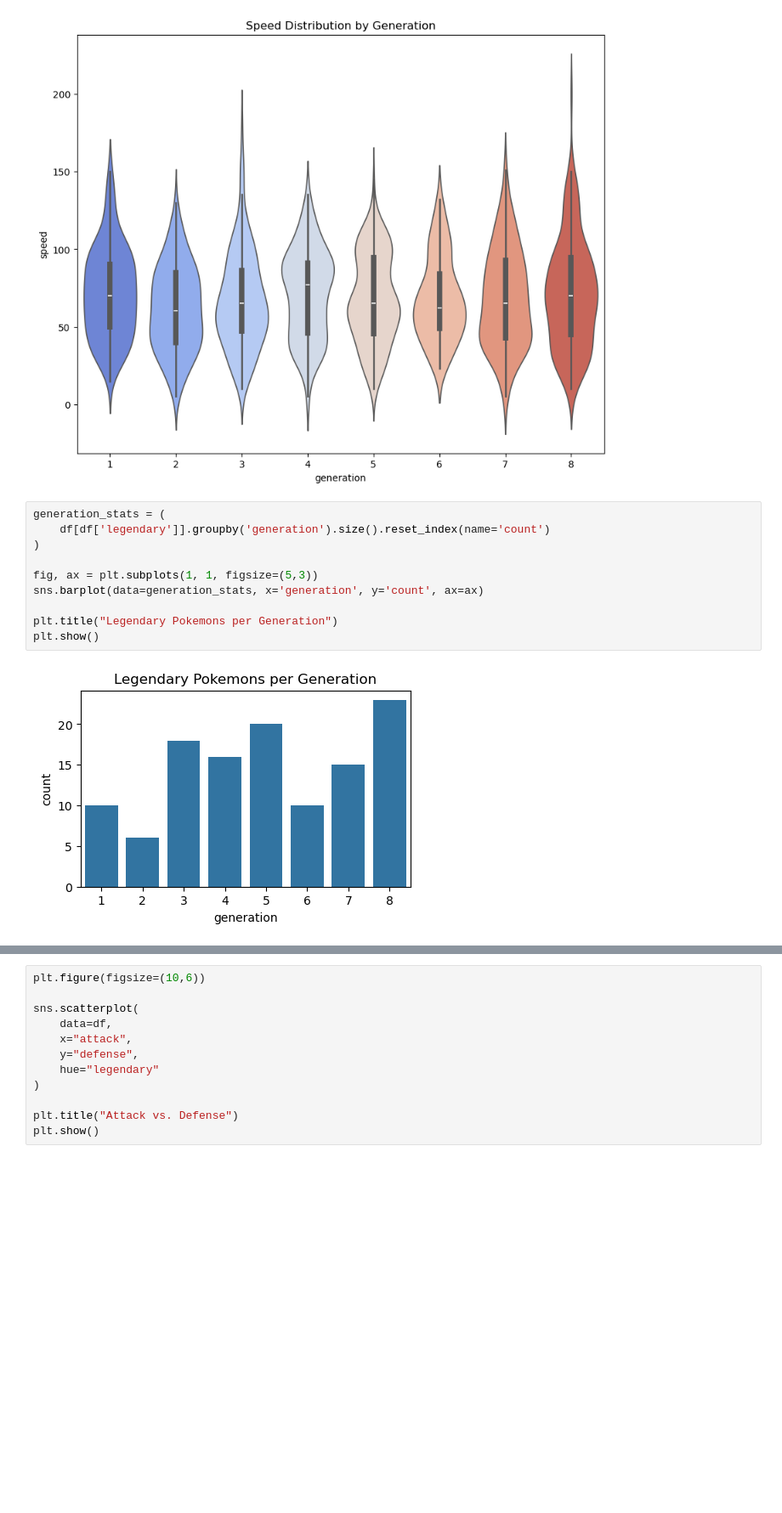
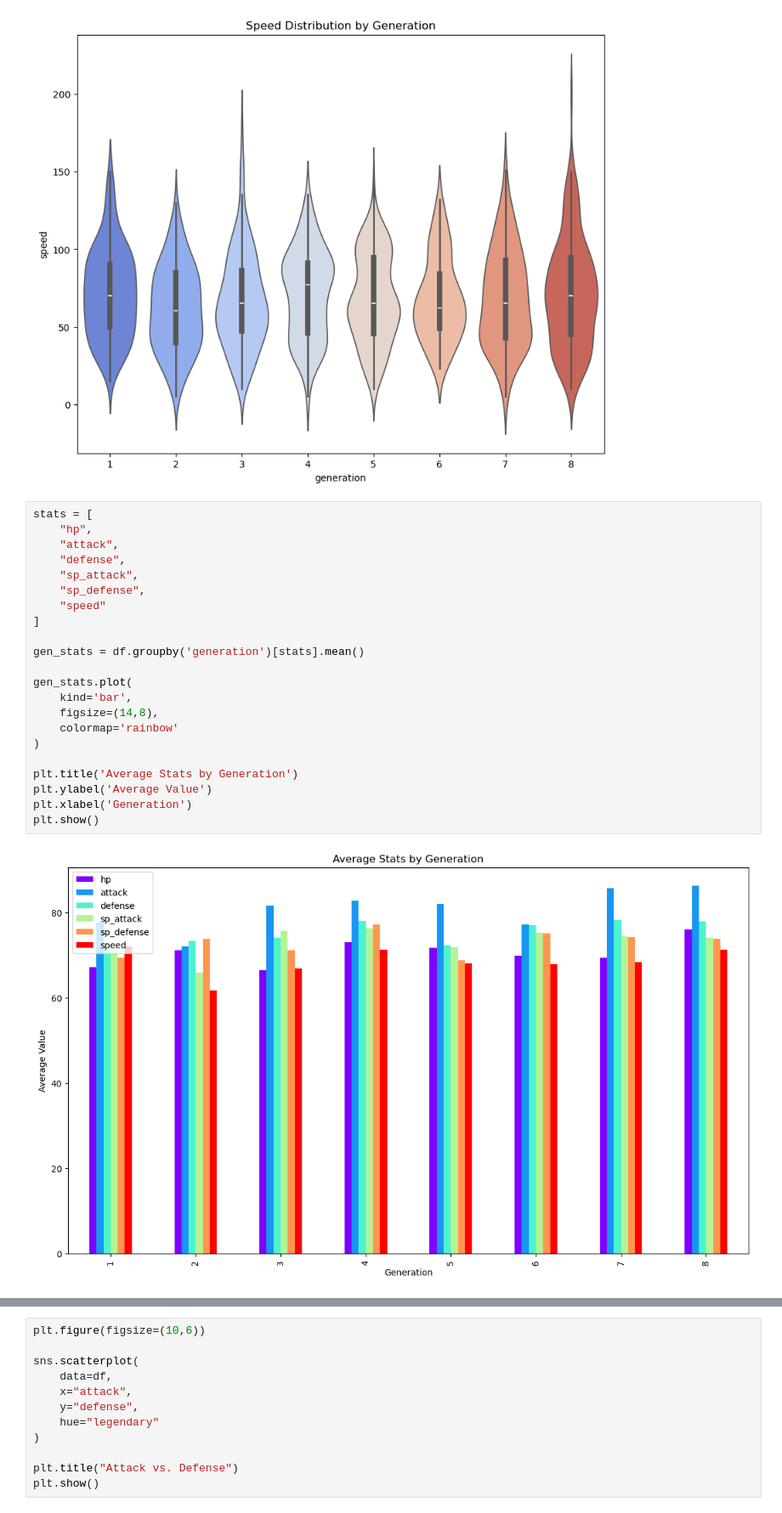
Before and after one commit to PolarBear9905/Pokemon-Legendary-Predictor, a Jupyter notebook: Pokemon.ipynb, the cells around one changed output, grey strips where cells are left out. Shown at 85% size. Saved outputs shown, nothing was run; the diff lists cells and outputs as text; blank space fills up the shorter version.

```diff
--- a/Pokemon.ipynb
+++ b/Pokemon.ipynb
@@ -259,16 +249,28 @@ plt.title('Speed Distribution by Generation')
 plt.show()
 # %% [output]
 [figure]
-# %%
-generation_stats = (
-    df[df['legendary']].groupby('generation').size().reset_index(name='count')
-)
-
-fig, ax = plt.subplots(1, 1, figsize=(5,3))
-sns.barplot(data=generation_stats, x='generation', y='count', ax=ax)
-
-plt.title("Legendary Pokemons per Generation")
-plt.show()
-# %% [output]
-[figure, old version]
+# %%
+stats = [
+    "hp",
+    "attack",
+    "defense",
+    "sp_attack",
+    "sp_defense",
+    "speed"
+]
+
+gen_stats = df.groupby('generation')[stats].mean()
+
+gen_stats.plot(
+    kind='bar',
+    figsize=(14,8),
+    colormap='rainbow'
+)
+
+plt.title('Average Stats by Generation')
+plt.ylabel('Average Value')
+plt.xlabel('Generation')
+plt.show()
+# %% [output]
+[figure, added]
 # %% [markdown]
```
Also changed, not shown: parts of 16 cells of this notebook.
